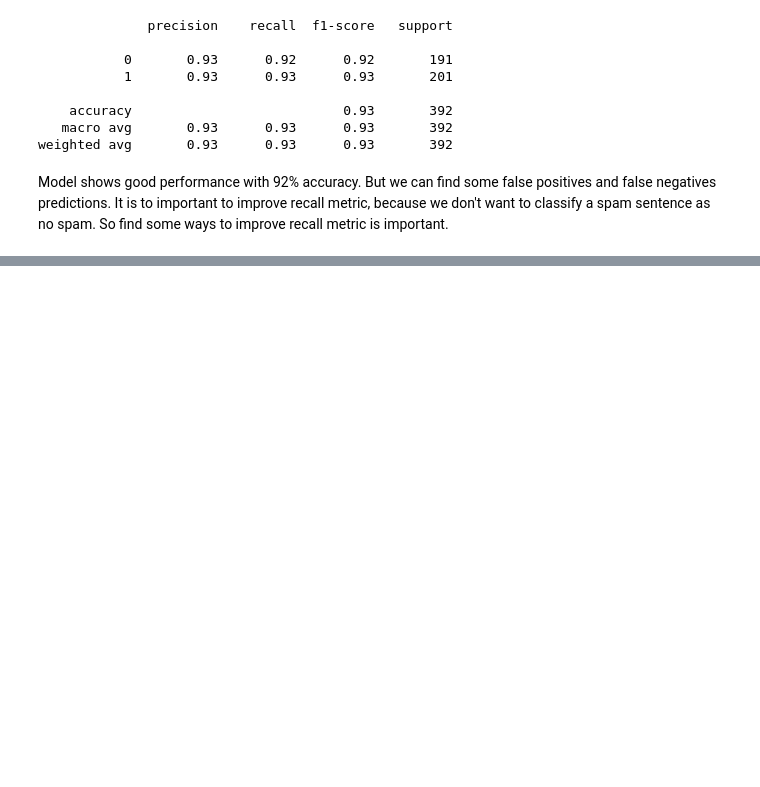
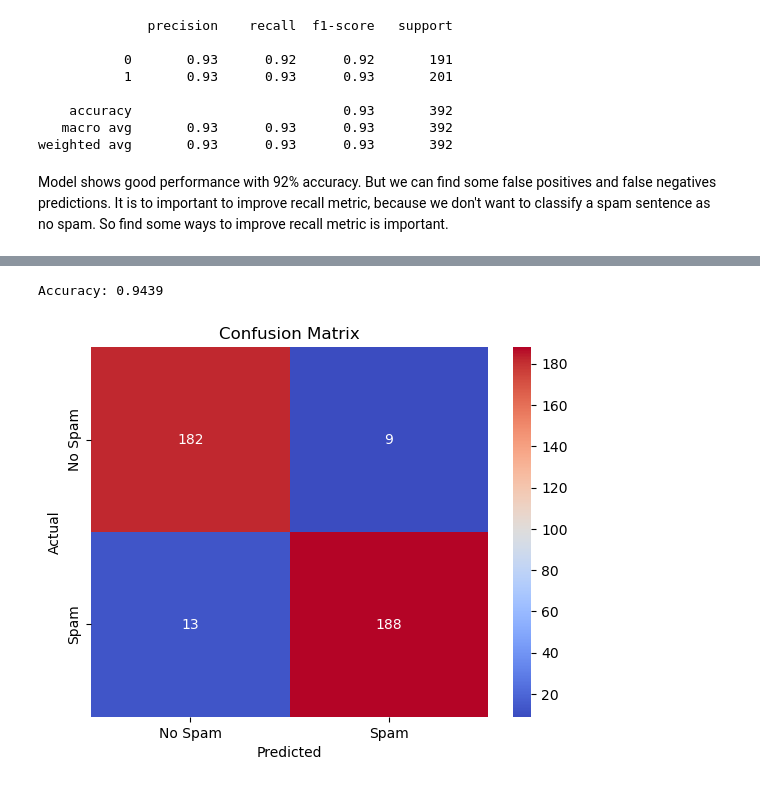
Before and after one commit to davydantoniuk/youtube-sentiment-analyser, a Jupyter notebook: models/model1/model1.ipynb, the cells around one changed output, grey strips where cells are left out. Cells and saved outputs as stored; diff of their text form; code cells hidden in the pictures; blank space fills up the shorter version.

Commit message:
XGBoost model

```diff
--- a/models/model1/model1.ipynb
+++ b/models/model1/model1.ipynb
@@ -194,0 +204,33 @@ Model shows good performance with 92% accuracy. But we can find some false posit
+# %%
+vectorizer = TfidfVectorizer(ngram_range=(1,2), max_features=5000)
+X = vectorizer.fit_transform(data["CONTENT"])
+y = data["CLASS"]
+X_train, X_test, y_train, y_test = train_test_split(X, y, test_size=0.2, random_state=42, stratify=y)
+smote = SMOTE(sampling_strategy=1.0, random_state=42)
+X_train_resampled, y_train_resampled = smote.fit_resample(X_train, y_train)
+xgb_model = xgb.XGBClassifier(objective="binary:logistic", eval_metric="logloss", use_label_encoder=False)
+param_grid = {
+    "n_estimators": [100, 200],
+    "max_depth": [3, 5],
+    "learning_rate": [0.01, 0.1, 0.2],
+    "subsample": [0.8, 1.0],
+    "colsample_bytree": [0.8, 1.0]
+}
+class TQDMGridSearchCV(GridSearchCV):
+    def fit(self, X, y=None, **fit_params):
+        with tqdm(total=len(self.param_grid["n_estimators"]) *
+                         len(self.param_grid["max_depth"]) *
+                         len(self.param_grid["learning_rate"]) *
+                         len(self.param_grid["subsample"]) *
+                         len(self.param_grid["colsample_bytree"])) as pbar:
+            def callback(_):
+                pbar.update(1)
+            start_time = time.time()
+            result = super().fit(X, y, **fit_params)
+            end_time = time.time()
+            print(f"\nTraining completed in {end_time - start_time:.2f} seconds")
+            return result
+grid_search = TQDMGridSearchCV(xgb_model, param_grid, cv=5, scoring="recall", n_jobs=-1, verbose=0)
+grid_search.fit(X_train_resampled, y_train_resampled)
+best_xgb = grid_search.best_estimator_
+print(f"Best Parameters: {grid_search.best_params_}")
@@ -194,0 +243,15 @@ Model shows good performance with 92% accuracy. But we can find some false posit
+# %%
+y_pred = best_xgb.predict(X_test)
+accuracy = accuracy_score(y_test, y_pred)
+print(f"Accuracy: {accuracy:.4f}")
+# %% [output]
+Accuracy: 0.9439
+# %%
+conf_matrix = confusion_matrix(y_test, y_pred)
+sns.heatmap(conf_matrix, annot=True, fmt="d", cmap="coolwarm", xticklabels=["No Spam", "Spam"], yticklabels=["No Spam", "Spam"])
+plt.xlabel("Predicted")
+plt.ylabel("Actual")
+plt.title("Confusion Matrix")
+plt.show()
+# %% [output]
+[figure, added]
```
Also changed, not shown: parts of 7 cells of this notebook.
